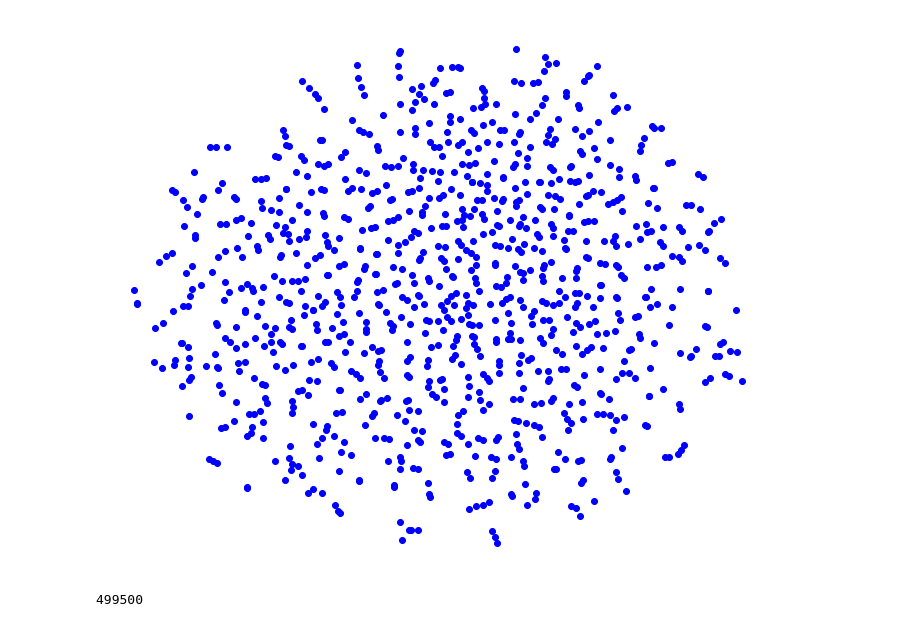
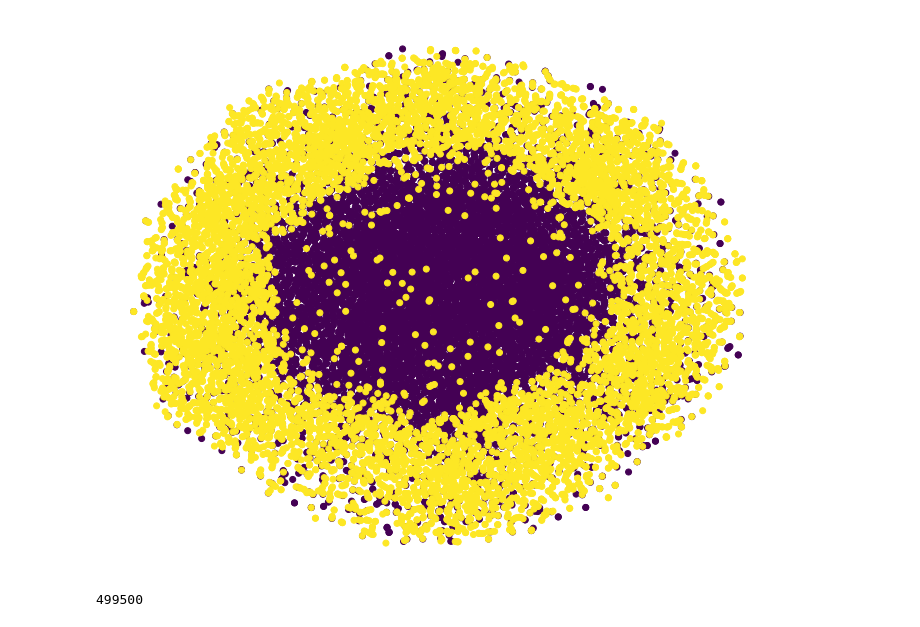
Before and after one commit to maxvstheuniverse/thesis-explorations, a Jupyter notebook: src/_experiments/lstm_vae.ipynb, the cells around one changed output. Cells and saved outputs as stored; diff of their text form; code cells hidden in the pictures.

Commit message:
atonal vs tonal

```diff
--- a/src/_experiments/lstm_vae.ipynb
+++ b/src/_experiments/lstm_vae.ipynb
@@ -54,6 +90,11 @@ timesteps = 10
 hidden_dim = 128
 latent_dim = 32
 
-data, data_reverse = generate_data(50000, timesteps)
-x = vectorize(data, encode)
-x_reverse = vectorize(data_reverse, encode)
+atonal_x, atonal_x_reverse = generate_atonal_data(10000, timesteps)
+tonal_x, tonal_x_reverse = generate_tonal_data(10000, timesteps)
+
+x_reverse = vectorize(atonal_x_reverse + tonal_x_reverse, encode)
+x = vectorize(atonal_x + tonal_x, encode)
+
+y = np.append(np.zeros(10000), np.ones(10000))
+print(x_reverse.shape, x.shape, y.shape)
@@ -60,5 +103,5 @@ x_reverse = vectorize(data_reverse, encode)
 # %%
-vae = RecurrentVariationalAutoEncoder(timesteps, len(characters), hidden_dim, latent_dim)
+vae = VariationalRecurrentAutoEncoder(timesteps, len(characters), hidden_dim, latent_dim)
 
 optimizer = tf.keras.optimizers.Adam(learning_rate=1e-3)
 vae.compile(optimizer, loss='categorical_crossentropy')
@@ -85,14 +128,15 @@ Epoch 25/25
 # %%
-mean, logvar, z = vae.encode(x_reverse[:1000])
+mean, logvar, z = vae.encode(x_reverse)
 # %%
 embedded_z = manifold.TSNE(n_components=2).fit_transform(mean)
 # %%
+colors = y
 fig, ax = plt.subplots(1,1, figsize=(12, 10))
-ax.scatter(embedded_z[:, 0], embedded_z[:, 1], c="b")
+sc = ax.scatter(embedded_z[:, 0], embedded_z[:, 1], c=colors)
 ax.axis("off")
 plt.show()
 # %% [output]
-[figure, old version]
+[figure, new version]
 # %%
 distances = {}
 
```
Also changed, not shown: parts of 5 cells of this notebook, 2 other files.
